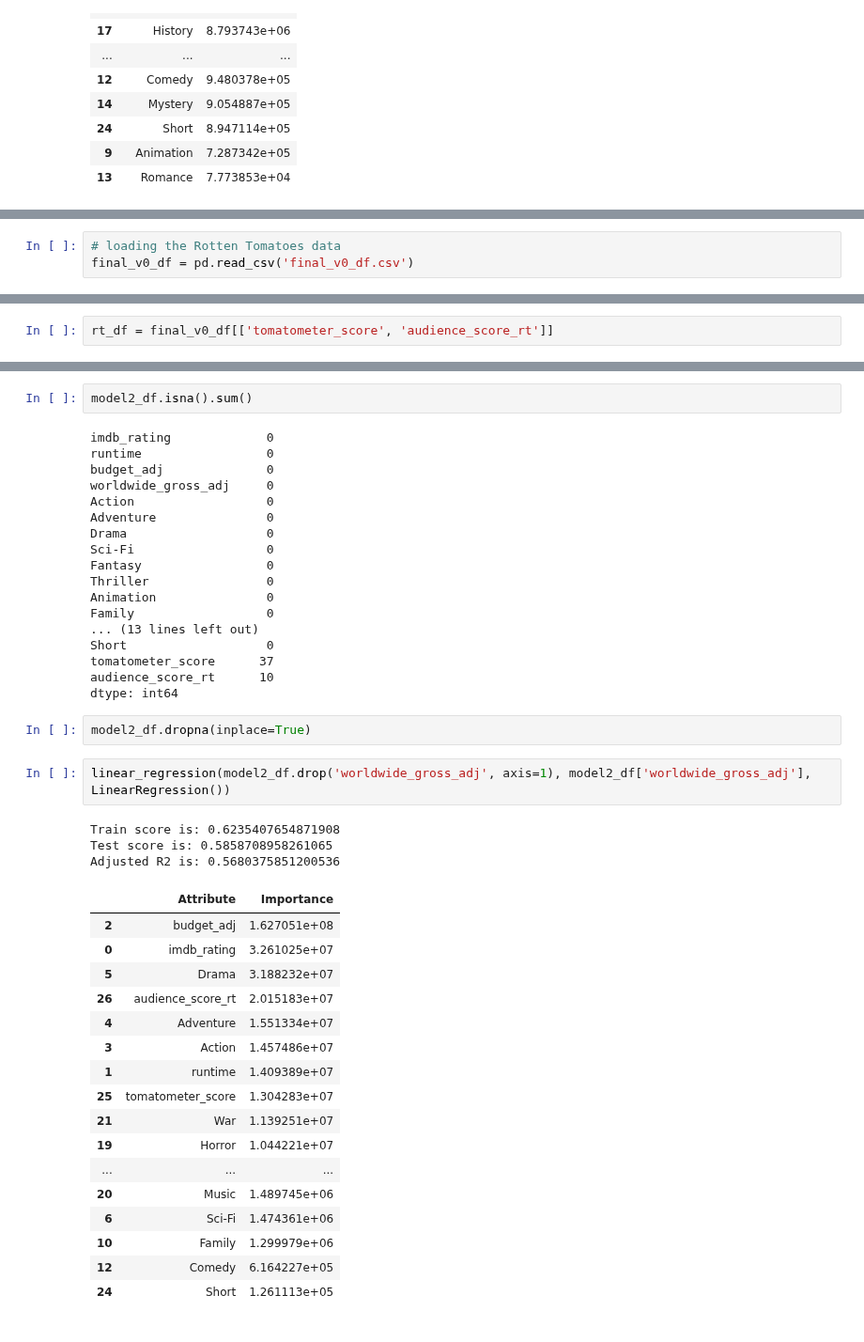
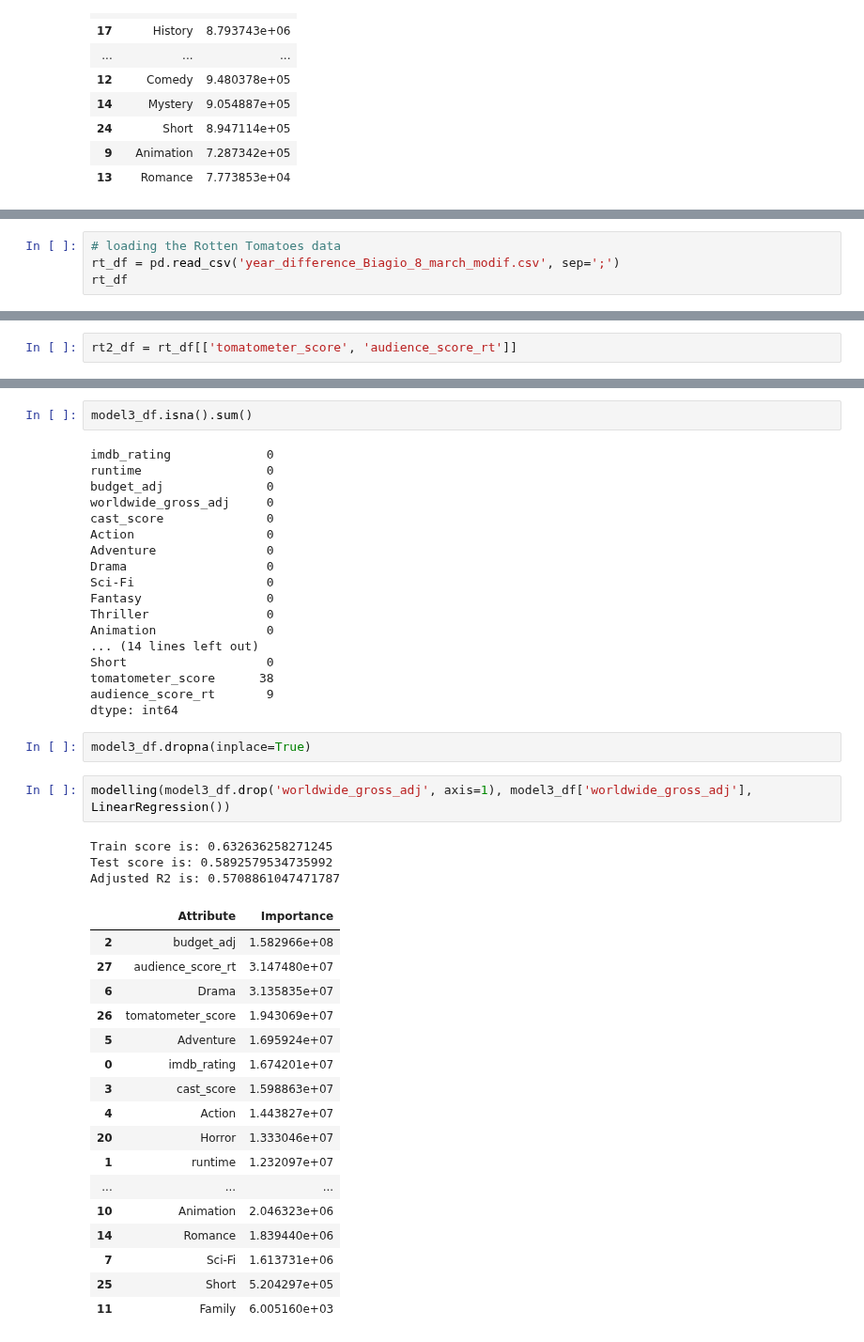
Before and after one commit to lmbauyeung/Final_Project, a Jupyter notebook: Modelling.ipynb, the cells around one changed output, grey strips where cells are left out. Shown at 94% size. Cells and saved outputs as stored; diff of their text form.

```diff
--- a/Modelling.ipynb
+++ b/Modelling.ipynb
@@ -277,3 +274,4 @@ Adjusted R2 is: 0.5817363384594947
 # %%
 # loading the Rotten Tomatoes data
-final_v0_df = pd.read_csv('final_v0_df.csv')
+rt_df = pd.read_csv('year_difference_Biagio_8_march_modif.csv', sep=';')
+rt_df
@@ -280,2 +291,0 @@ final_v0_df = pd.read_csv('final_v0_df.csv')
-# %%
-rt_df = final_v0_df[['tomatometer_score', 'audience_score_rt']]
@@ -281,0 +295,2 @@ rt_df = final_v0_df[['tomatometer_score', 'audience_score_rt']]
+# %%
+rt2_df = rt_df[['tomatometer_score', 'audience_score_rt']]
@@ -304,10 +417,11 @@ memory usage: 440.3 KB
 # %%
-model2_df.isna().sum()
+model3_df.isna().sum()
 # %% [output]
 imdb_rating             0
 runtime                 0
 budget_adj              0
 worldwide_gross_adj     0
+cast_score              0
 Action                  0
 Adventure               0
 Drama                   0
@@ -315,35 +429,34 @@ Sci-Fi                  0
 Fantasy                 0
 Thriller                0
 Animation               0
-Family                  0
-... (13 lines left out)
+... (14 lines left out)
 Short                   0
-tomatometer_score      37
-audience_score_rt      10
+tomatometer_score      38
+audience_score_rt       9
 dtype: int64
 # %%
-model2_df.dropna(inplace=True)
+model3_df.dropna(inplace=True)
 # %%
-linear_regression(model2_df.drop('worldwide_gross_adj', axis=1), model2_df['worldwide_gross_adj'], LinearRegression())
+modelling(model3_df.drop('worldwide_gross_adj', axis=1), model3_df['worldwide_gross_adj'], LinearRegression())
 # %% [output]
-Train score is: 0.6235407654871908
-Test score is: 0.5858708958261065
-Adjusted R2 is: 0.5680375851200536
+Train score is: 0.632636258271245
+Test score is: 0.5892579534735992
+Adjusted R2 is: 0.5708861047471787
 |  | Attribute | Importance |
-| 2 | budget_adj | 1.627051e+08 |
-| 0 | imdb_rating | 3.261025e+07 |
-| 5 | Drama | 3.188232e+07 |
-| 26 | audience_score_rt | 2.015183e+07 |
-| 4 | Adventure | 1.551334e+07 |
-| 3 | Action | 1.457486e+07 |
-| 1 | runtime | 1.409389e+07 |
-| 25 | tomatometer_score | 1.304283e+07 |
-| 21 | War | 1.139251e+07 |
-| 19 | Horror | 1.044221e+07 |
+| 2 | budget_adj | 1.582966e+08 |
+| 27 | audience_score_rt | 3.147480e+07 |
+| 6 | Drama | 3.135835e+07 |
+| 26 | tomatometer_score | 1.943069e+07 |
+| 5 | Adventure | 1.695924e+07 |
+| 0 | imdb_rating | 1.674201e+07 |
+| 3 | cast_score | 1.598863e+07 |
+| 4 | Action | 1.443827e+07 |
+| 20 | Horror | 1.333046e+07 |
+| 1 | runtime | 1.232097e+07 |
 | ... | ... | ... |
-| 20 | Music | 1.489745e+06 |
-| 6 | Sci-Fi | 1.474361e+06 |
-| 10 | Family | 1.299979e+06 |
-| 12 | Comedy | 6.164227e+05 |
-| 24 | Short | 1.261113e+05 |
+| 10 | Animation | 2.046323e+06 |
+| 14 | Romance | 1.839440e+06 |
+| 7 | Sci-Fi | 1.613731e+06 |
+| 25 | Short | 5.204297e+05 |
+| 11 | Family | 6.005160e+03 |
 # %% [markdown]
```
Also changed, not shown: parts of 37 cells of this notebook.
